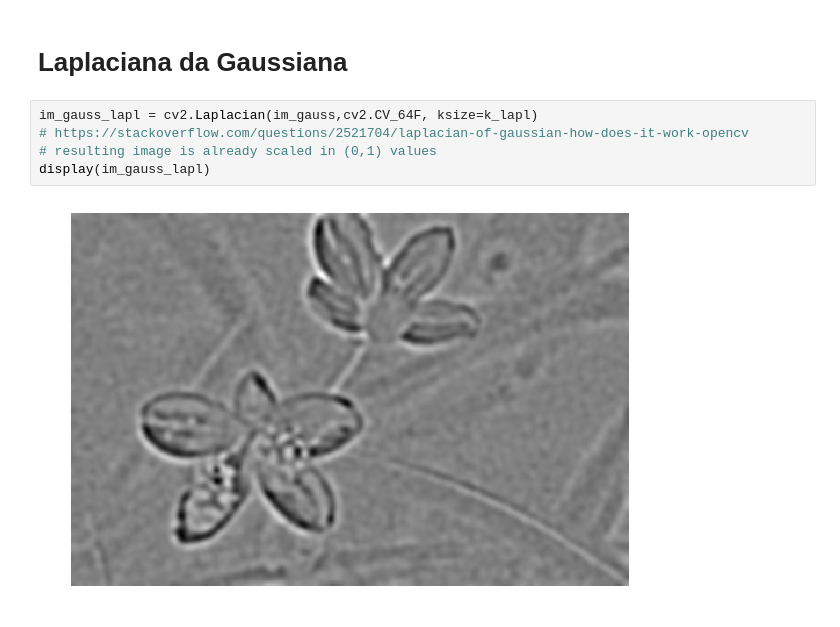
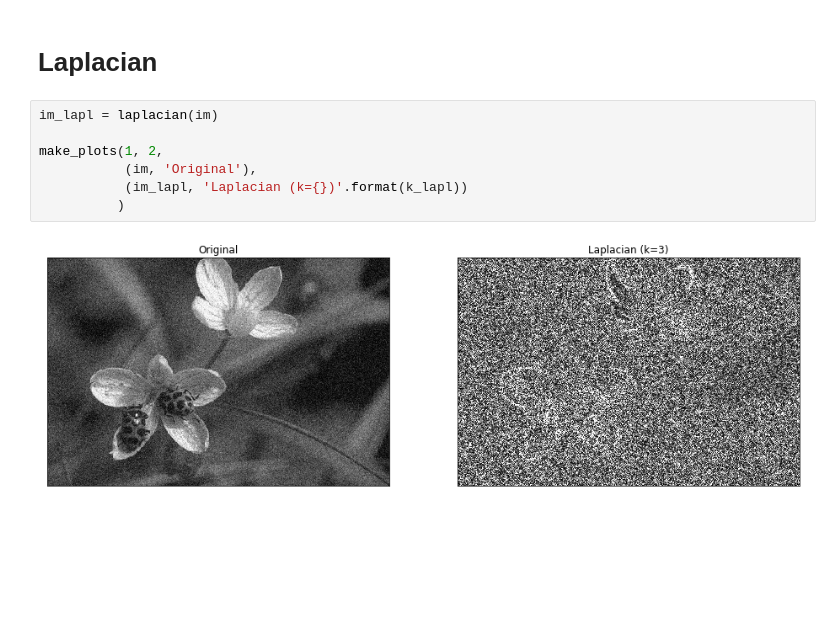
Before and after one commit to amartinazzo/coursework, a Jupyter notebook: computer-vision/log-and-dog.ipynb, the cells around one changed output. Drawn from its saved outputs; the diff is of its cells as text; blank space fills up the shorter version.

```diff
--- a/computer-vision/log-and-dog.ipynb
+++ b/computer-vision/log-and-dog.ipynb
@@ -43,9 +50,11 @@ display(im_lapl)
-# %% [markdown]
-# Laplaciana da Gaussiana
-# %%
-im_gauss_lapl = cv2.Laplacian(im_gauss,cv2.CV_64F, ksize=k_lapl)
-# https://stackoverflow.com/questions/2521704/laplacian-of-gaussian-how-does-it-work-opencv
-# resulting image is already scaled in (0,1) values
-display(im_gauss_lapl)
-# %% [output]
-[figure, removed]
+# %% [markdown]
+# Laplacian
+# %%
+im_lapl = laplacian(im)
+
+make_plots(1, 2,
+           (im, 'Original'),
+           (im_lapl, 'Laplacian (k={})'.format(k_lapl))
+          )
+# %% [output]
+[figure, added]
```
Also changed, not shown: parts of 14 cells of this notebook, 1 other file.
